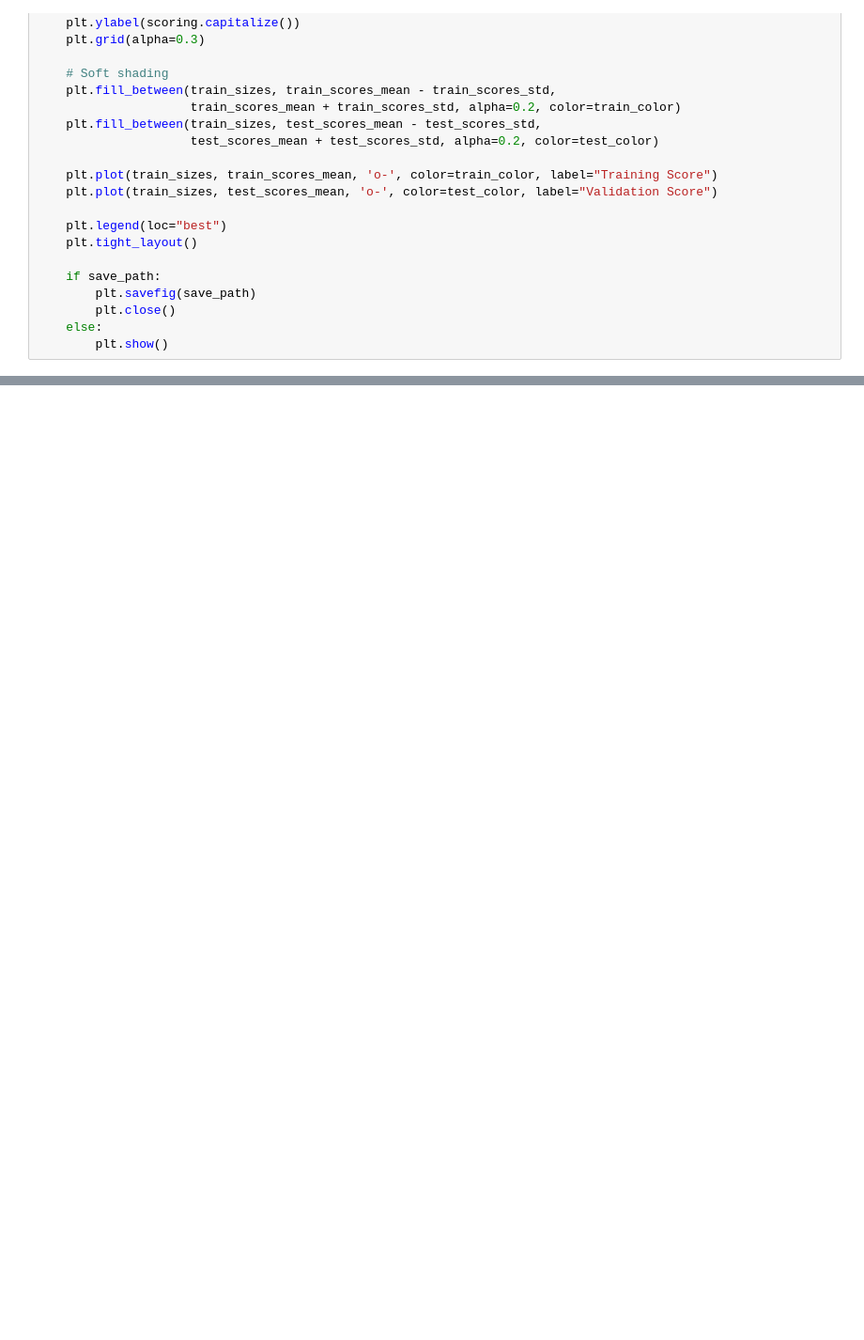
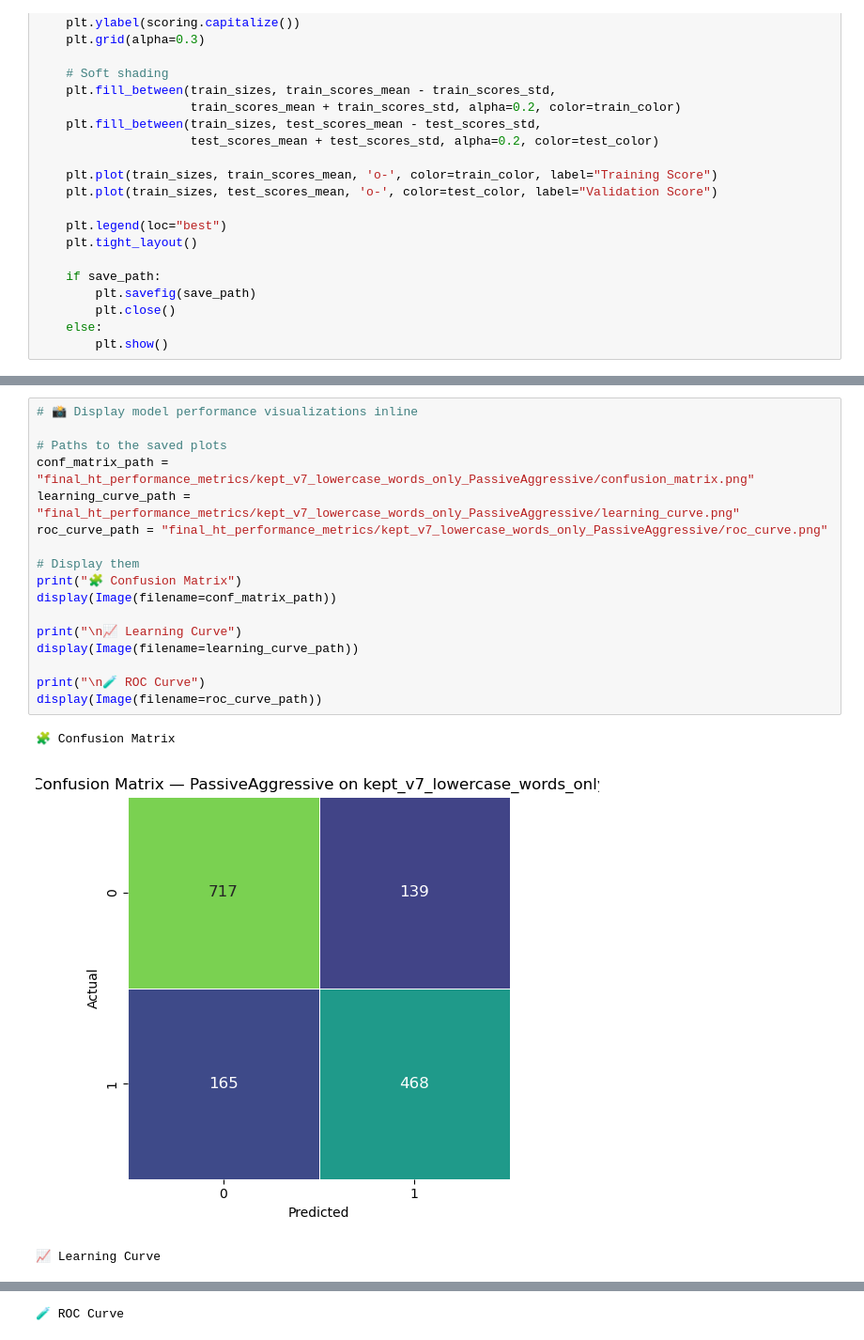
Before and after one commit to CSC-4260-Advanced-Data-Science-Project/NLP_Disaster_Tweets, a Jupyter notebook: NLP_DS_Pipeline.ipynb, the cells around one changed output, grey strips where cells are left out. Shown: that part at 94% size. Cells and saved outputs as stored; diff of their text form; blank space fills up the shorter version.

```diff
--- a/NLP_DS_Pipeline.ipynb
+++ b/NLP_DS_Pipeline.ipynb
@@ -1806,0 +2208,21 @@ We visualize:
+# %%
+# 📸 Display model performance visualizations inline
+
+# Paths to the saved plots
+conf_matrix_path = "final_ht_performance_metrics/kept_v7_lowercase_words_only_PassiveAggressive/confusion_matrix.png"
+learning_curve_path = "final_ht_performance_metrics/kept_v7_lowercase_words_only_PassiveAggressive/learning_curve.png"
+roc_curve_path = "final_ht_performance_metrics/kept_v7_lowercase_words_only_PassiveAggressive/roc_curve.png"
+
+# Display them
+print("🧩 Confusion Matrix")
+display(Image(filename=conf_matrix_path))
+
+print("\n📈 Learning Curve")
+display(Image(filename=learning_curve_path))
+
+print("\n🧪 ROC Curve")
+display(Image(filename=roc_curve_path))
+# %% [output]
+🧩 Confusion Matrix
+[figure, added]
+📈 Learning Curve
@@ -1806,0 +2230 @@ We visualize:
+🧪 ROC Curve
```
Also changed, not shown: parts of 81 cells of this notebook.
